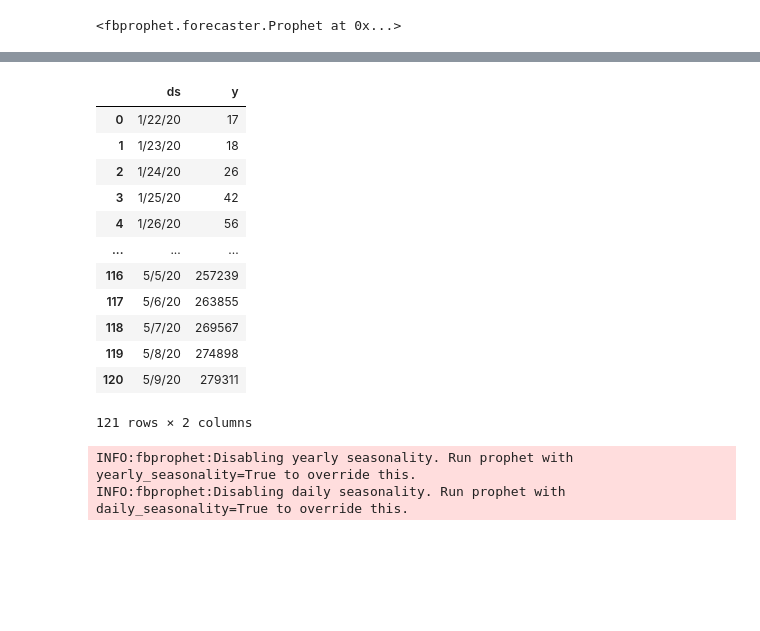
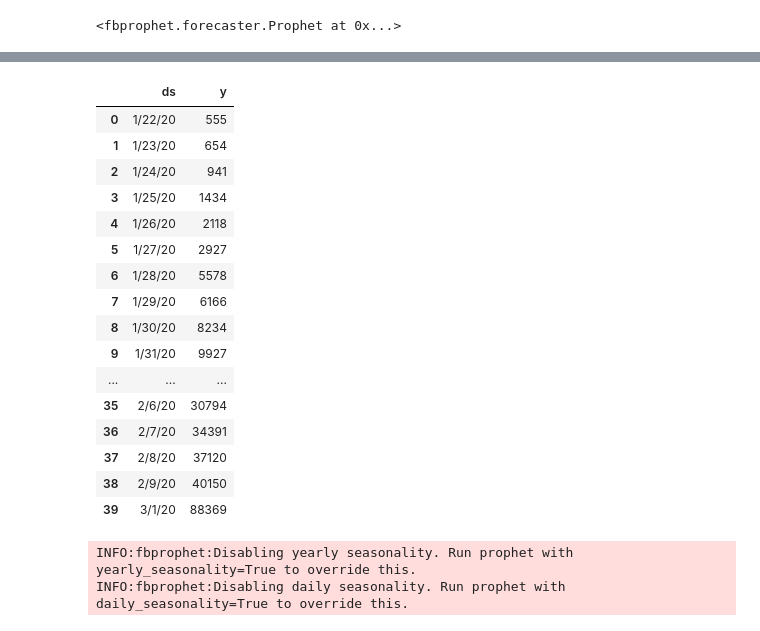
Before and after one commit to nickszabo21/TeamCovid, a Jupyter notebook: fb_prophet/covid.fbp.ipynb, the cells around one changed output, grey strips where cells are left out. Cells and saved outputs as stored; diff of their text form; code cells hidden in the pictures; blank space fills up the shorter version.

```diff
--- a/fb_prophet/covid.fbp.ipynb
+++ b/fb_prophet/covid.fbp.ipynb
@@ -93,17 +94,21 @@ test = confirmed_cases[80:]
-# %%
-total_deaths
-# %% [output]
-|  | ds | y |
-| 0 | 1/22/20 | 17 |
-| 1 | 1/23/20 | 18 |
-| 2 | 1/24/20 | 26 |
-| 3 | 1/25/20 | 42 |
-| 4 | 1/26/20 | 56 |
-| ... | ... | ... |
-| 116 | 5/5/20 | 257239 |
-| 117 | 5/6/20 | 263855 |
-| 118 | 5/7/20 | 269567 |
-| 119 | 5/8/20 | 274898 |
-| 120 | 5/9/20 | 279311 |
-121 rows × 2 columns
+# %%
+train
+# %% [output]
+|  | ds | y |
+| 0 | 1/22/20 | 555 |
+| 1 | 1/23/20 | 654 |
+| 2 | 1/24/20 | 941 |
+| 3 | 1/25/20 | 1434 |
+| 4 | 1/26/20 | 2118 |
+| 5 | 1/27/20 | 2927 |
+| 6 | 1/28/20 | 5578 |
+| 7 | 1/29/20 | 6166 |
+| 8 | 1/30/20 | 8234 |
+| 9 | 1/31/20 | 9927 |
+| ... | ... | ... |
+| 35 | 2/6/20 | 30794 |
+| 36 | 2/7/20 | 34391 |
+| 37 | 2/8/20 | 37120 |
+| 38 | 2/9/20 | 40150 |
+| 39 | 3/1/20 | 88369 |
 # %%
```
Also changed, not shown: parts of 10 cells of this notebook.
